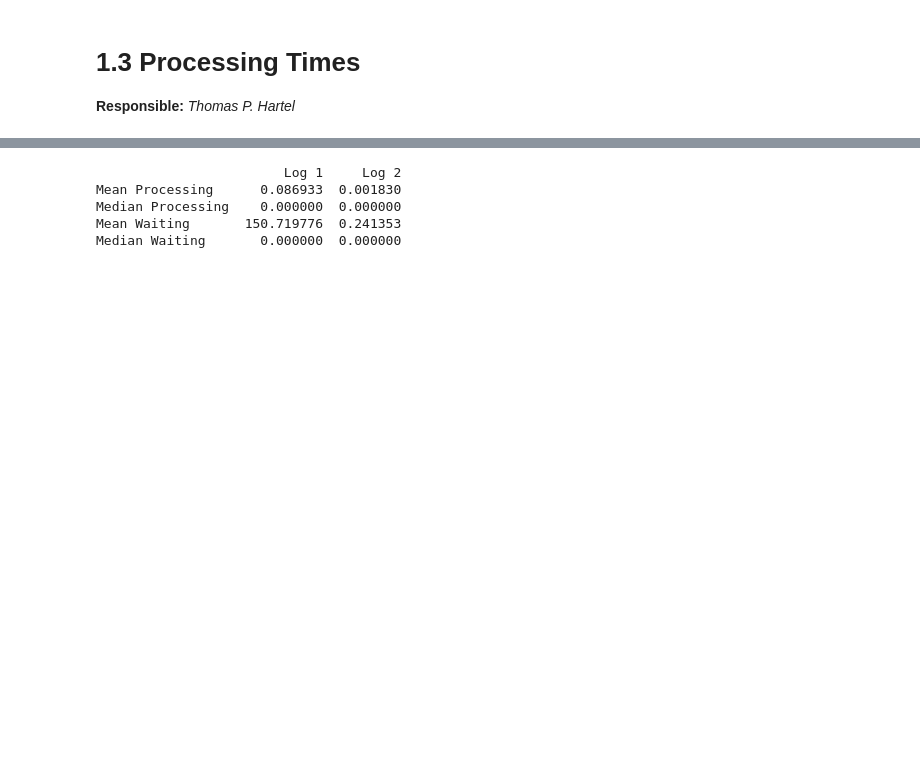
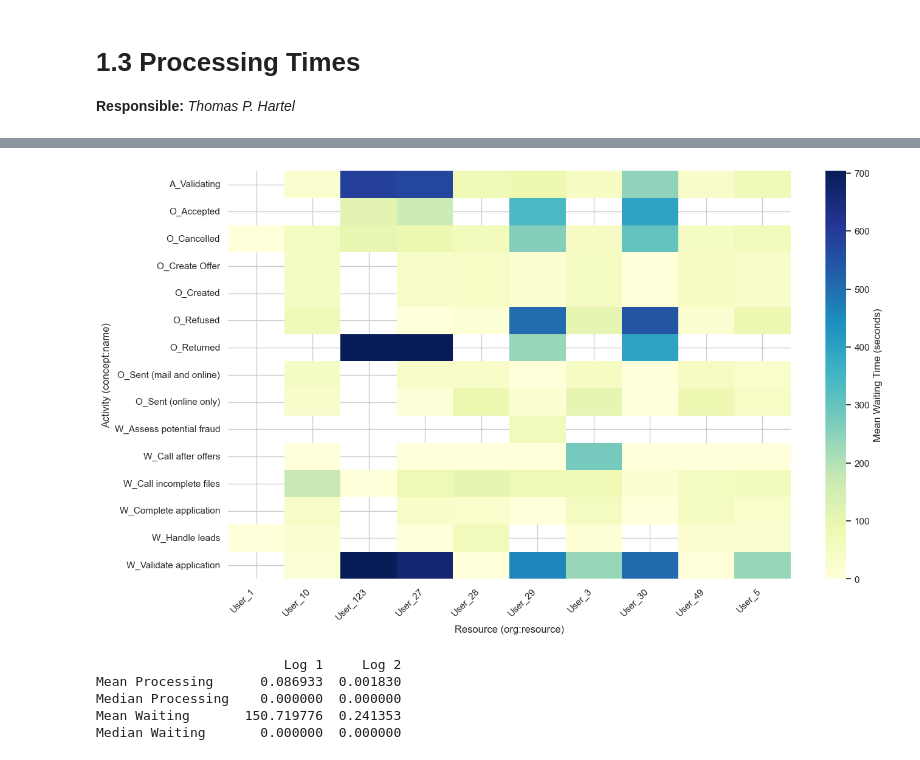
Before and after one commit to tph3e/PracticalCourse, a Jupyter notebook: notebooks/1.3_processing_times.ipynb, the cells around one changed output, grey strips where cells are left out. Drawn from its saved outputs; the diff is of its cells as text; code cells hidden in the pictures; blank space fills up the shorter version.

```diff
--- a/notebooks/1.3_processing_times.ipynb
+++ b/notebooks/1.3_processing_times.ipynb
@@ -126,3 +184,40 @@ df2 = format_data(log2)
+# %%
+df = df1
+
+unique_activities = sorted(df['concept:name'].unique())
+last_15_alphabetical_activities = unique_activities[-15:]
+
+top_resources = df['org:resource'].value_counts().nlargest(10).index
+
+df_filtered = df[
+    df['concept:name'].isin(last_15_alphabetical_activities) &
+    df['org:resource'].isin(top_resources)
+]
+
+pivot_table = df_filtered.pivot_table(
+    index='concept:name',
+    columns='org:resource',
+    values='waiting_time',
+    aggfunc='mean'
+)
+
+plt.figure(figsize=(14, 8))
+sns.heatmap(
+    pivot_table,
+    cmap='YlGnBu',
+    robust=True,
+    annot=False,
+    cbar_kws={'label': 'Mean Waiting Time (seconds)'}
+)
+
+plt.xlabel('Resource (org:resource)', fontsize=12)
+plt.ylabel('Activity (concept:name)', fontsize=12)
+plt.xticks(rotation=45, ha='right')
+plt.tight_layout()
+
+plt.show()
+# %% [output]
+[figure, added]
 # %%
 summary = pd.DataFrame({
     "Log 1": {
```
Also changed, not shown: parts of 2 cells of this notebook, 5 other files.
